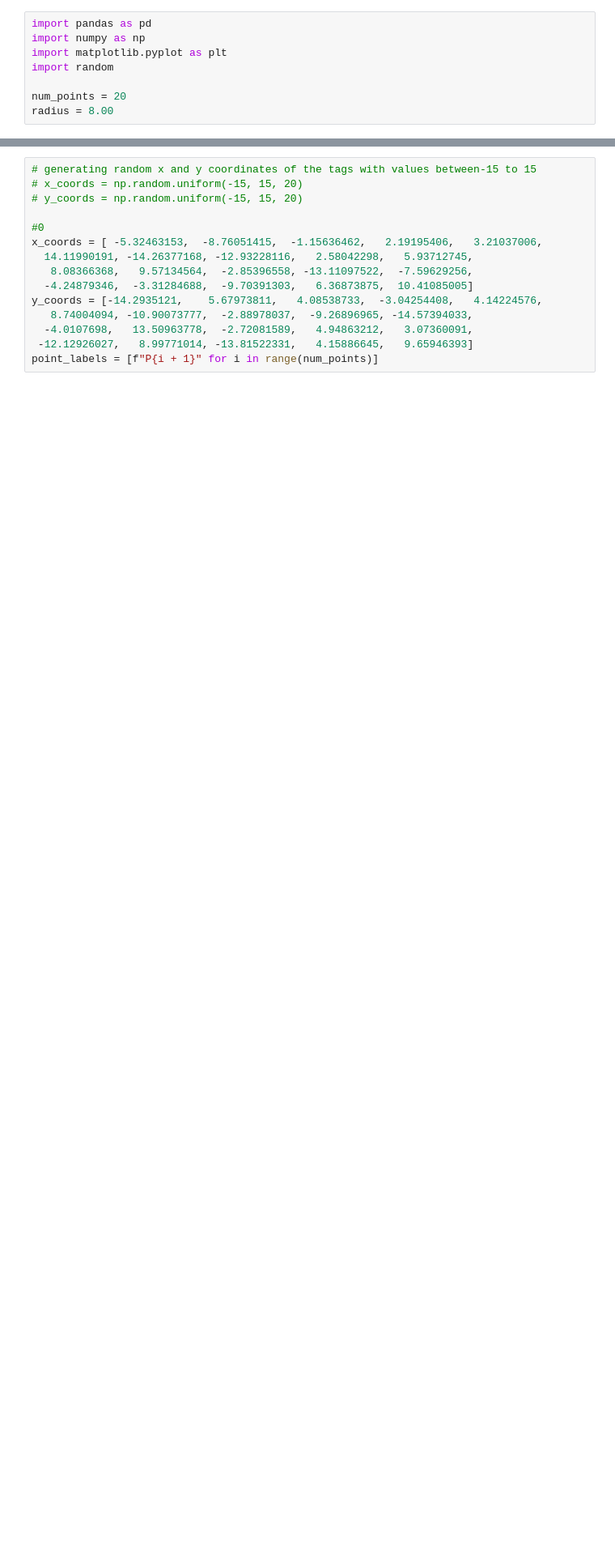
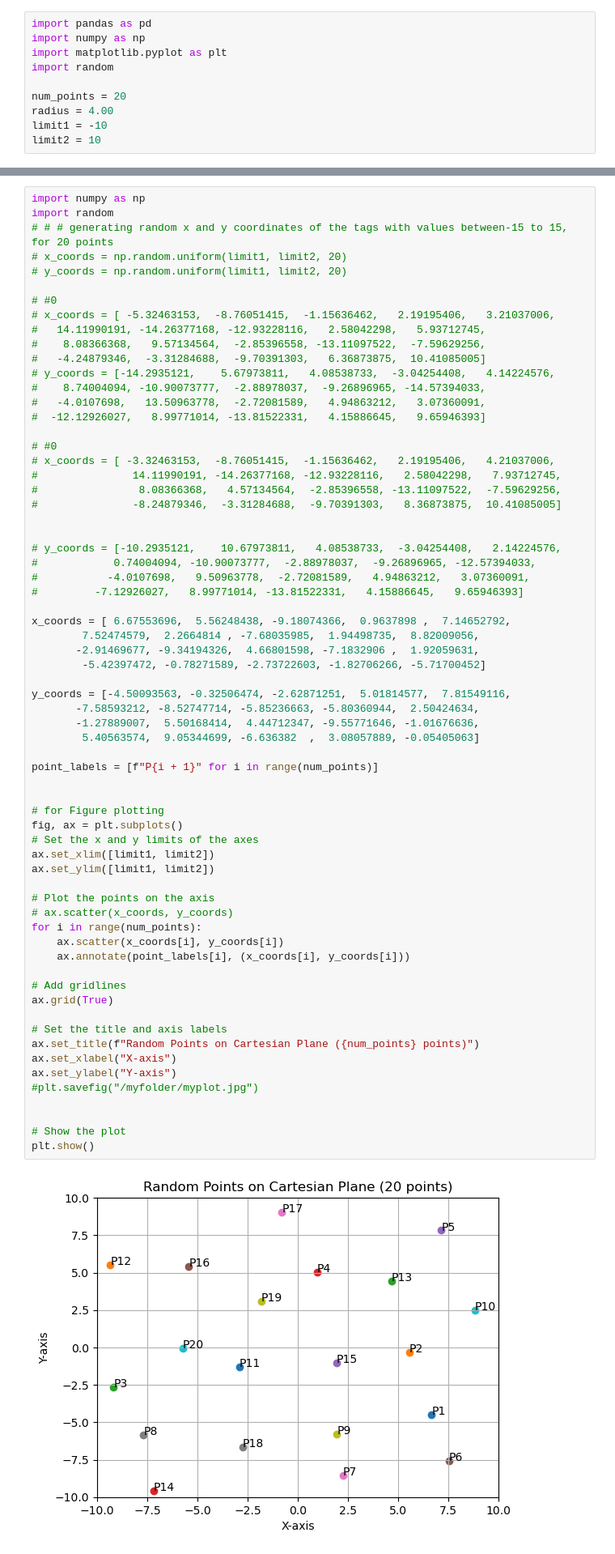
Before and after one commit to tantuwaySourabh/rf-tag2tag-communication, a Jupyter notebook: Incremental Learning/Project_3.0_automated.ipynb, the cells around one changed output, grey strips where cells are left out. Shown at 81% size. Drawn from its saved outputs; the diff is of its cells as text; blank space fills up the shorter version.

```diff
--- a/Incremental Learning/Project_3.0_automated.ipynb
+++ b/Incremental Learning/Project_3.0_automated.ipynb
@@ -5,4 +50,6 @@ import matplotlib.pyplot as plt
 import random
 
 num_points = 20
-radius = 8.00
+radius = 4.00
+limit1 = -10
+limit2 = 10
@@ -18,16 +60,69 @@ notification_sound = "program_completed.wav"  # Replace with the actual audio fi
 # os.system(f"afplay {notification_sound}")
 # %%
-# generating random x and y coordinates of the tags with values between-15 to 15
-# x_coords = np.random.uniform(-15, 15, 20)
-# y_coords = np.random.uniform(-15, 15, 20)
+import numpy as np
+import random
+# # # generating random x and y coordinates of the tags with values between-15 to 15, for 20 points
+# x_coords = np.random.uniform(limit1, limit2, 20)
+# y_coords = np.random.uniform(limit1, limit2, 20)
 
-#0
-x_coords = [ -5.32463153,  -8.76051415,  -1.15636462,   2.19195406,   3.21037006,
-  14.11990191, -14.26377168, -12.93228116,   2.58042298,   5.93712745,
-   8.08366368,   9.57134564,  -2.85396558, -13.11097522,  -7.59629256,
-  -4.24879346,  -3.31284688,  -9.70391303,   6.36873875,  10.41085005]
-y_coords = [-14.2935121,    5.67973811,   4.08538733,  -3.04254408,   4.14224576,
-   8.74004094, -10.90073777,  -2.88978037,  -9.26896965, -14.57394033,
-  -4.0107698,   13.50963778,  -2.72081589,   4.94863212,   3.07360091,
- -12.12926027,   8.99771014, -13.81522331,   4.15886645,   9.65946393]
+# #0
+# x_coords = [ -5.32463153,  -8.76051415,  -1.15636462,   2.19195406,   3.21037006,
+#   14.11990191, -14.26377168, -12.93228116,   2.58042298,   5.93712745,
+#    8.08366368,   9.57134564,  -2.85396558, -13.11097522,  -7.59629256,
+#   -4.24879346,  -3.31284688,  -9.70391303,   6.36873875,  10.41085005]
+# y_coords = [-14.2935121,    5.67973811,   4.08538733,  -3.04254408,   4.14224576,
+#    8.74004094, -10.90073777,  -2.88978037,  -9.26896965, -14.57394033,
+#   -4.0107698,   13.50963778,  -2.72081589,   4.94863212,   3.07360091,
+#  -12.12926027,   8.99771014, -13.81522331,   4.15886645,   9.65946393]
+
+# #0
+# x_coords = [ -3.32463153,  -8.76051415,  -1.15636462,   2.19195406,   4.21037006,
+#               14.11990191, -14.26377168, -12.93228116,   2.58042298,   7.93712745,
+#                8.08366368,   4.57134564,  -2.85396558, -13.11097522,  -7.59629256,
+#               -8.24879346,  -3.31284688,  -9.70391303,   8.36873875,  10.41085005]
+
+
+# y_coords = [-10.2935121,    10.67973811,   4.08538733,  -3.04254408,   2.14224576,
+#            0.74004094, -10.90073777,  -2.88978037,  -9.26896965, -12.57394033,
+#           -4.0107698,   9.50963778,  -2.72081589,   4.94863212,   3.07360091,
+#         -7.12926027,   8.99771014, -13.81522331,   4.15886645,   9.65946393]
+
+x_coords = [ 6.67553696,  5.56248438, -9.18074366,  0.9637898 ,  7.14652792,
+        7.52474579,  2.2664814 , -7.68035985,  1.94498735,  8.82009056,
+       -2.91469677, -9.34194326,  4.66801598, -7.1832906 ,  1.92059631,
+        -5.42397472, -0.78271589, -2.73722603, -1.82706266, -5.71700452]
+
+y_coords = [-4.50093563, -0.32506474, -2.62871251,  5.01814577,  7.81549116,
+       -7.58593212, -8.52747714, -5.85236663, -5.80360944,  2.50424634,
+       -1.27889007,  5.50168414,  4.44712347, -9.55771646, -1.01676636,
+        5.40563574,  9.05344699, -6.636382  ,  3.08057889, -0.05405063]
+
 point_labels = [f"P{i + 1}" for i in range(num_points)]
+
+
+# for Figure plotting
+fig, ax = plt.subplots()
+# Set the x and y limits of the axes
+ax.set_xlim([limit1, limit2])
+ax.set_ylim([limit1, limit2])
+
+# Plot the points on the axis
+# ax.scatter(x_coords, y_coords)
+for i in range(num_points):
+    ax.scatter(x_coords[i], y_coords[i])
+    ax.annotate(point_labels[i], (x_coords[i], y_coords[i]))
+
+# Add gridlines
+ax.grid(True)
+
+# Set the title and axis labels
+ax.set_title(f"Random Points on Cartesian Plane ({num_points} points)")
+ax.set_xlabel("X-axis")
+ax.set_ylabel("Y-axis")
+#plt.savefig("/myfolder/myplot.jpg")
+
+
+# Show the plot
+plt.show()
+# %% [output]
+[figure, added]
```
Also changed, not shown: parts of 20 cells of this notebook.
